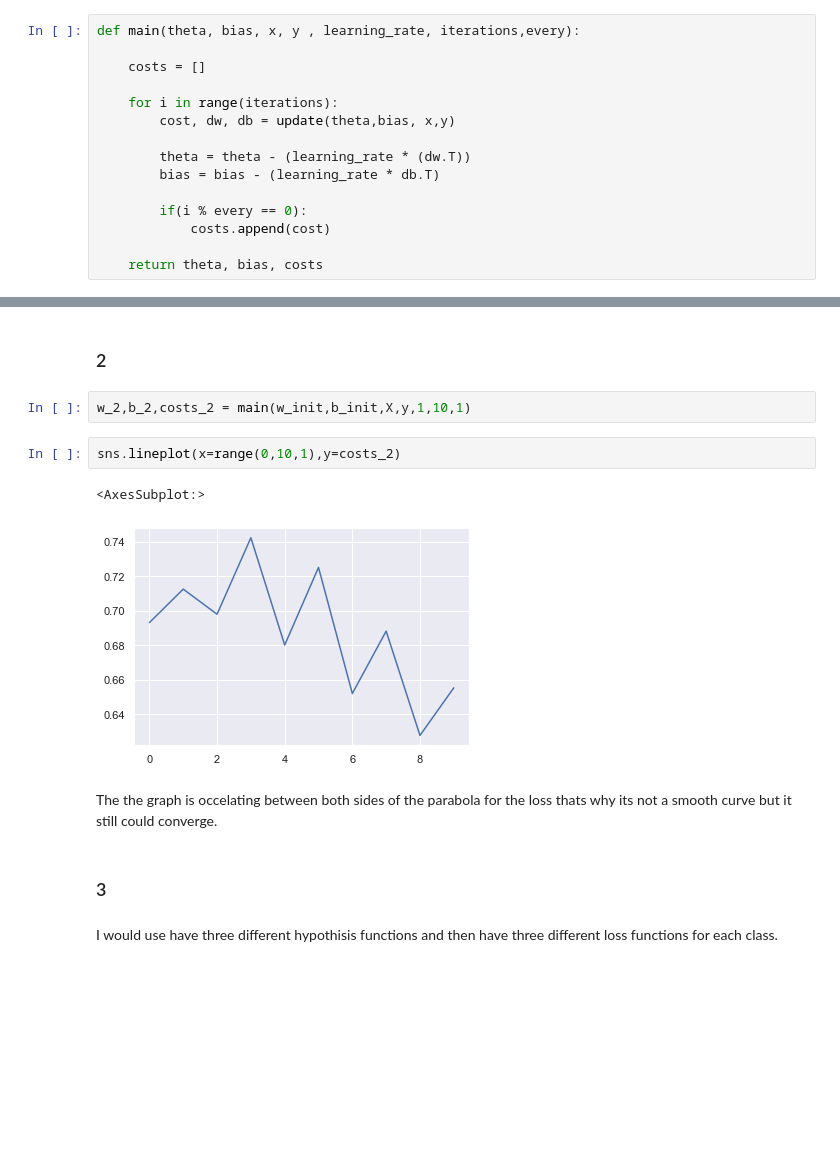
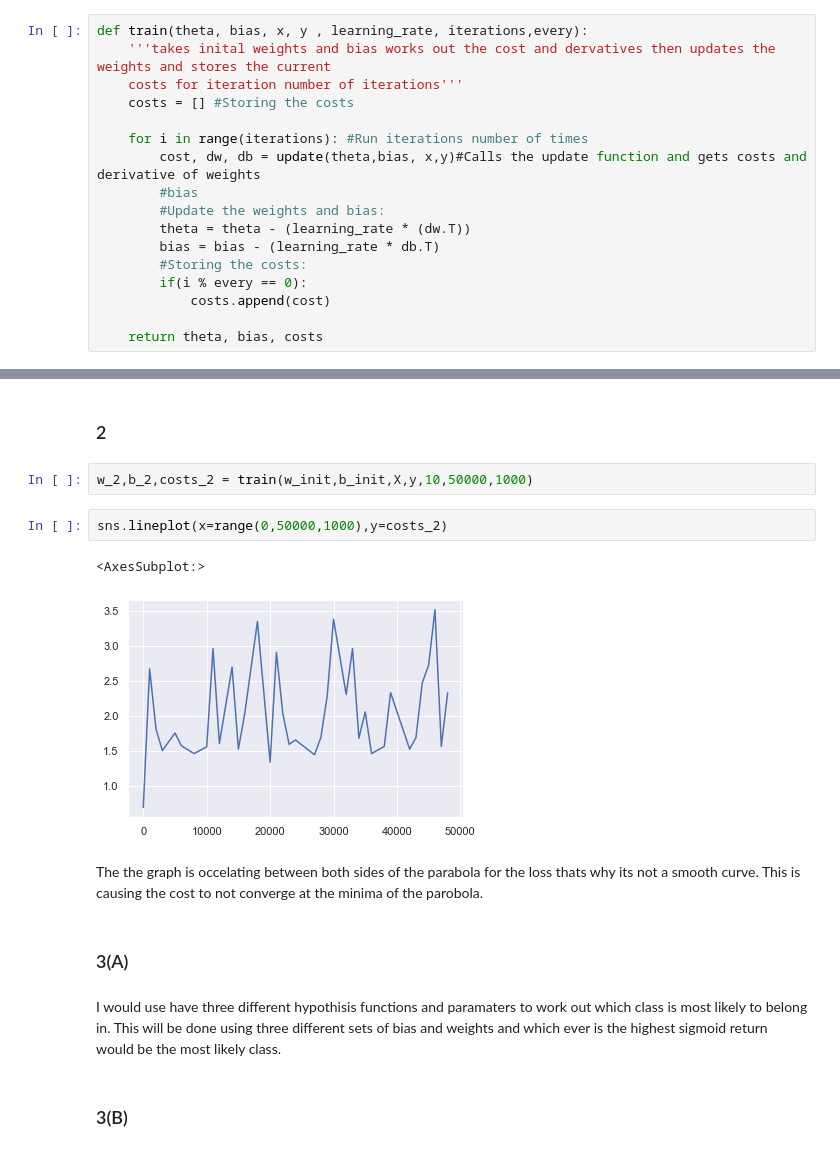
Before and after one commit to Metronh/logisticRegression, a Jupyter notebook: logisticRegression.ipynb, the cells around one changed output, grey strips where cells are left out. Cells and saved outputs as stored; diff of their text form; blank space fills up the shorter version.

```diff
--- a/logisticRegression.ipynb
+++ b/logisticRegression.ipynb
@@ -88,14 +83,16 @@ def update(theta,bias,x,y):
 # %%
-def main(theta, bias, x, y , learning_rate, iterations,every):
+def train(theta, bias, x, y , learning_rate, iterations,every):
+    '''takes inital weights and bias works out the cost and dervatives then updates the weights and stores the current
+    costs for iteration number of iterations'''
+    costs = [] #Storing the costs
 
-    costs = []
-
-    for i in range(iterations):
-        cost, dw, db = update(theta,bias, x,y)
-
+    for i in range(iterations): #Run iterations number of times
+        cost, dw, db = update(theta,bias, x,y)#Calls the update function and gets costs and derivative of weights
+        #bias
+        #Update the weights and bias:
         theta = theta - (learning_rate * (dw.T))
         bias = bias - (learning_rate * db.T)
-
+        #Storing the costs:
         if(i % every == 0):
             costs.append(cost)
 
@@ -129,15 +131,17 @@ The cost function began to converge around the 10000 to 30000 mark as the gradie
 # %% [markdown]
 ### 2
 # %%
-w_2,b_2,costs_2 = main(w_init,b_init,X,y,1,10,1)
+w_2,b_2,costs_2 = train(w_init,b_init,X,y,10,50000,1000)
 # %%
-sns.lineplot(x=range(0,10,1),y=costs_2)
+sns.lineplot(x=range(0,50000,1000),y=costs_2)
 # %% [output]
 <AxesSubplot:>
-[figure, old version]
+[figure, new version]
 # %% [markdown]
-The the graph is occelating between both sides of the parabola for the loss thats why its not a smooth curve but it still could converge.
+The the graph is occelating between both sides of the parabola for the loss thats why its not a smooth curve. This is causing the cost to not converge at the minima of the parobola.
 # %% [markdown]
-### 3
+### 3(A)
-# %% [markdown]
-I would use have three different hypothisis functions and then have three different loss functions for each class.
+# %% [markdown]
+I would use have three different hypothisis functions and paramaters to work out which class is most likely to belong in. This will be done using three different sets of bias and weights and which ever is the highest sigmoid return would be the most likely class.
+# %% [markdown]
+### 3(B)
```
Also changed, not shown: parts of 14 cells of this notebook.
